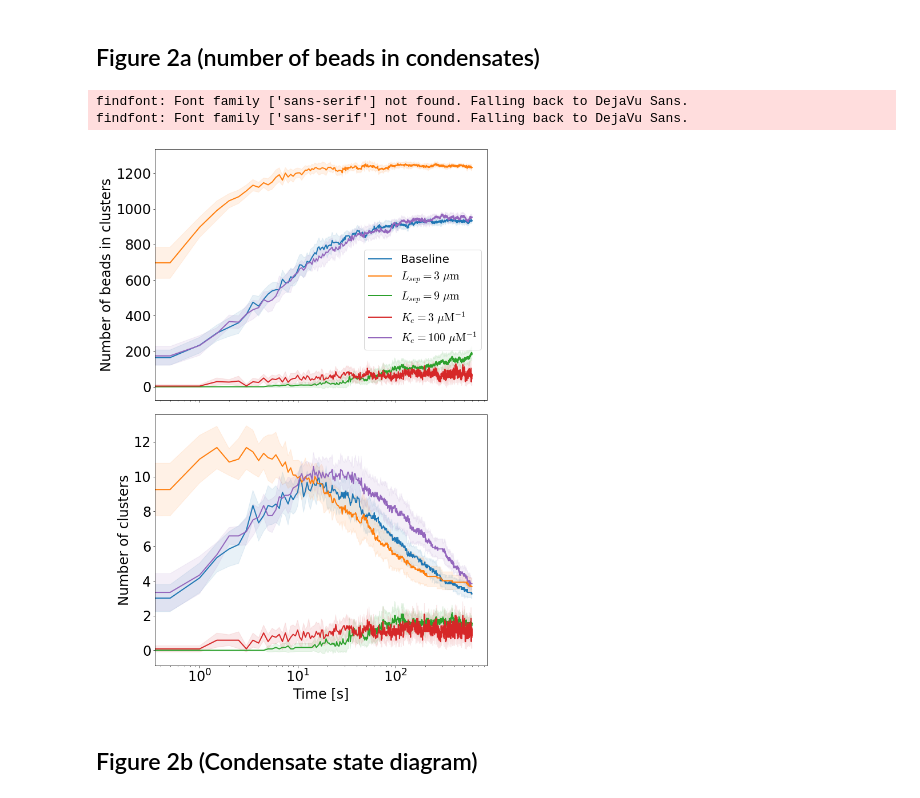
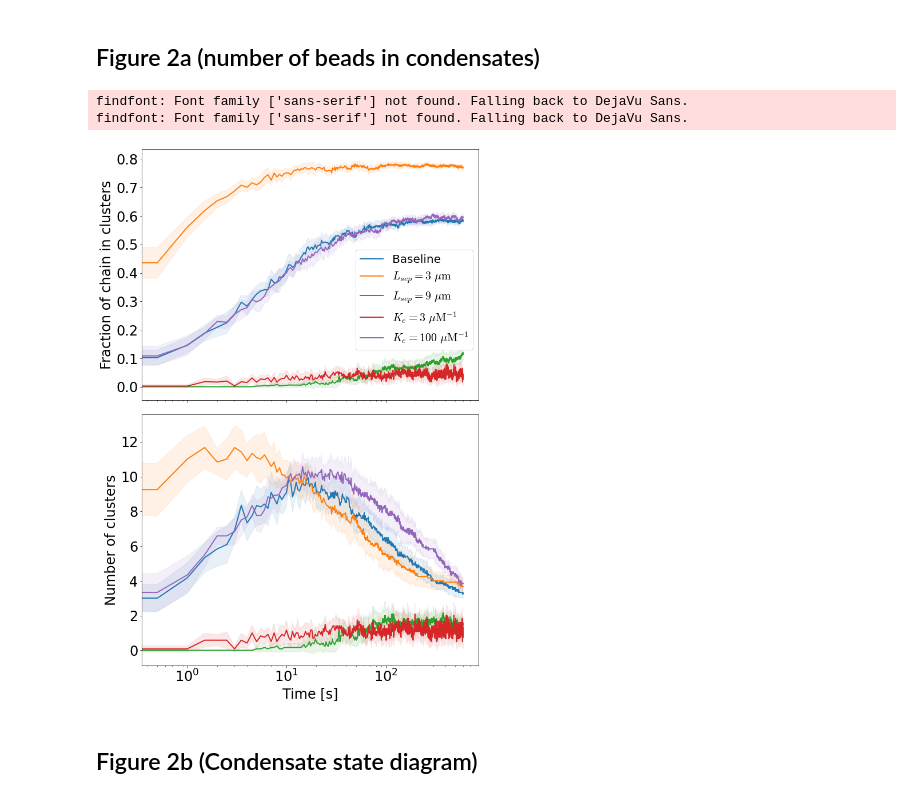
Before and after one commit to palladio11/aLENS_analysis, a Jupyter notebook: notebooks/chromatin_notebooks/Dyn_cond_figs/Figure2.ipynb, the cells around one changed output. Saved outputs shown, nothing was run; the diff lists cells and outputs as text; code cells hidden in the pictures.

```diff
--- a/notebooks/chromatin_notebooks/Dyn_cond_figs/Figure2.ipynb
+++ b/notebooks/chromatin_notebooks/Dyn_cond_figs/Figure2.ipynb
@@ -126,35 +126,35 @@ tableau10_cycler = iter(cycler(color=plt.cm.tab10.colors))
 with h5py.File('Figure2/fig2_pin_ke_data_dict.h5', 'r') as h5d:
     time_arr = h5d['time'][...]
     for (label, key), color in zip(labels_to_graph_dict.items(), plt.cm.tab10.colors):
         h5_data = h5d[key]
 
         num_runs = h5_data.attrs['num_runs']
         mean = h5_data[:, 0]
         min_length = min(mean.size, time_arr.size)
         mean = h5_data[:min_length, 0]
         std_dev = h5_data[:min_length, 1]
         # num_runs = h5_data.attrs['num_runs']
-        plot_confidence_int(axarr[0], time_arr[:min_length], mean, std_dev, 12, color=color, label=label)
+        plot_confidence_int(axarr[0], time_arr[:min_length], mean/1600, std_dev/1600, 12, color=color, label=label)
 
         mean = h5_data[:min_length, 2]
         std_dev = h5_data[:min_length, 3]
         # num_runs = h5_data.attrs['num_runs']
         plot_confidence_int(axarr[1], time_arr[:min_length], mean, std_dev, 12, color=color, label=label)
 
-    _ = axarr[0].set_ylabel('Number of beads in clusters')
+    _ = axarr[0].set_ylabel('Fraction of chain in clusters')
     _ = axarr[0].set_xscale('log')
     _ = axarr[0].legend(loc='center right', bbox_to_anchor=(1, .4))
 
     _ = axarr[1].set_ylabel('Number of clusters')
     _ = axarr[1].set_xlabel('Time [s]')
     fig.tight_layout()
 
 
 
     # _ = axarr.legend(loc='center left', bbox_to_anchor=(1.05, .5))
 # %% [output]
 findfont: Font family ['sans-serif'] not found. Falling back to DejaVu Sans.
 findfont: Font family ['sans-serif'] not found. Falling back to DejaVu Sans.
-[figure, old version]
+[figure, new version]
 # %% [markdown]
 ## Figure 2b (Condensate state diagram)
```
Also changed, not shown: parts of 1 cell of this notebook, 4 other files.
